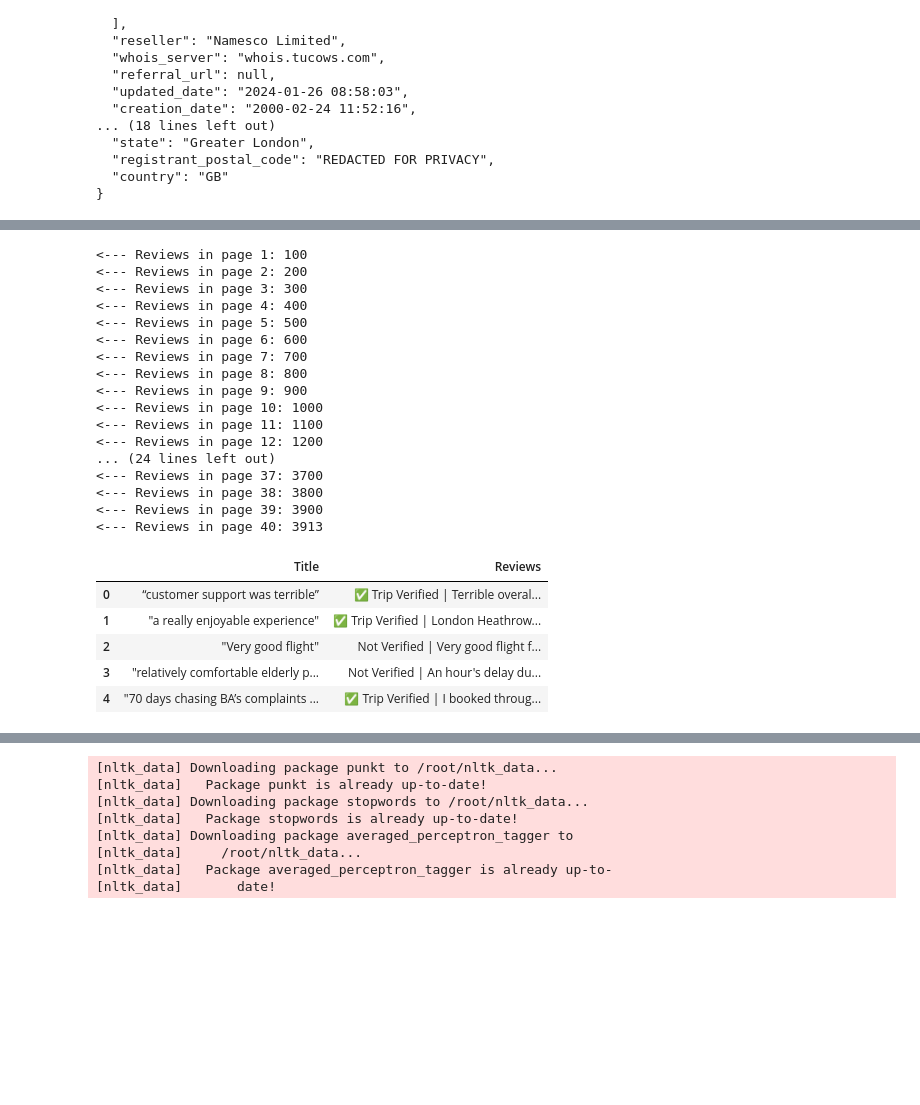
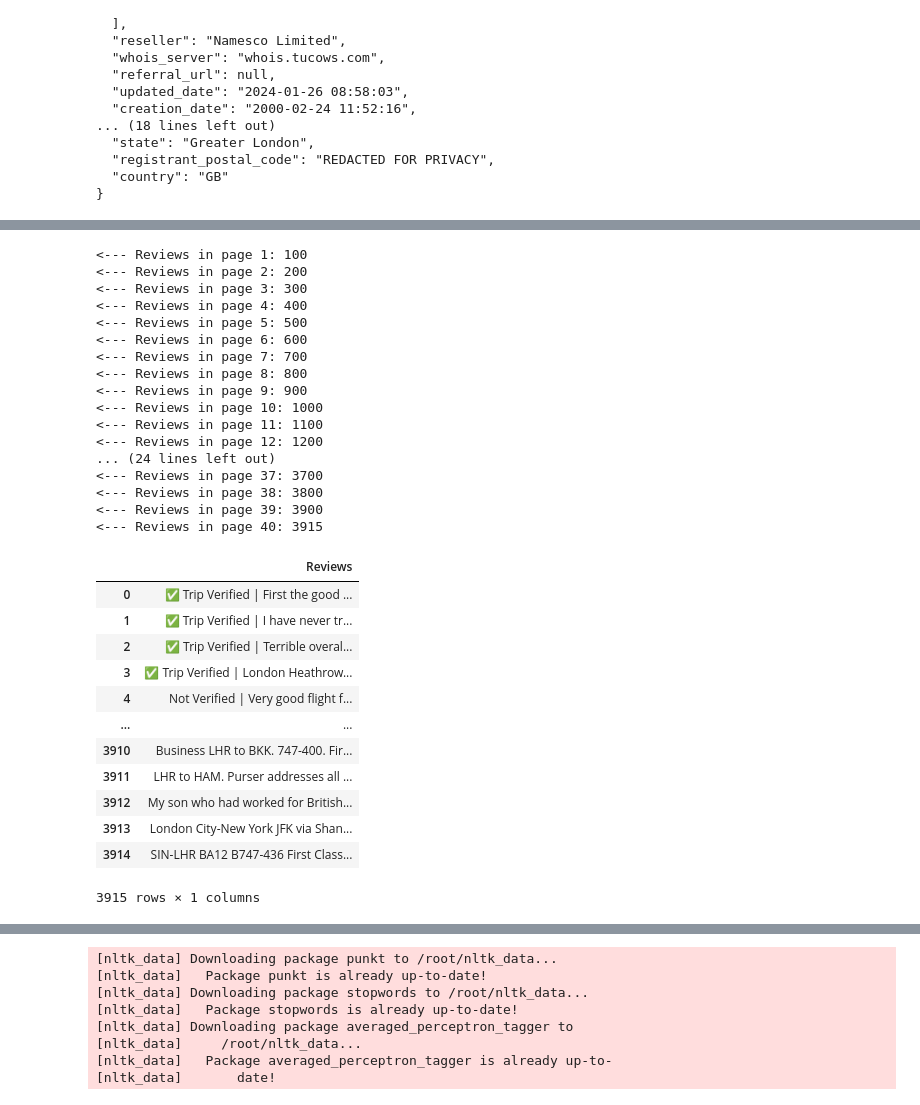
Before and after one commit to NathanaelMutua/British-Airways-Data-Science-Challenge, a Jupyter notebook: British Airways Analysis.ipynb, the cells around one changed output, grey strips where cells are left out. Cells and saved outputs as stored; diff of their text form; code cells hidden in the pictures; blank space fills up the shorter version.

```diff
--- a/British Airways Analysis.ipynb
+++ b/British Airways Analysis.ipynb
@@ -112,7 +104,6 @@ titles = []
 ratings = []
 names = []
 dates = []
-verification = []
 reviews = []
 
 # let's loop through our pages
@@ -134,12 +125,8 @@ for i in range(1, pages+1):
     for time in soup.find_all("time", itemprop="datePublished"):
         dates.append(time.get_text())
 
-    # Getting verification data from the page and adding it to the verification list.
-    for a in soup.find_all("a", href="https://www.airlinequality.com/verified-reviews/"):
-        verification.append(a.get_text())
-
     # Getting review data from the page and adding it to the list of reviews.
-    for div in soup.find_all("div", itemprop="reviewBody"):
+    for div in soup.find_all("div", itemprop="reviewBody", ):
         reviews.append(div.get_text())
 
     print(f"<--- Reviews in page {i}: {len(reviews)}")
@@ -160,20 +147,28 @@ for i in range(1, pages+1):
 <--- Reviews in page 37: 3700
 <--- Reviews in page 38: 3800
 <--- Reviews in page 39: 3900
-<--- Reviews in page 40: 3913
+<--- Reviews in page 40: 3915
 # %%
 # Let's Update our dataframe with the values we scraped from the website pages
 
 import pandas as pd
 data = pd.DataFrame()
-data["Title"] = titles
+#data["Title"] = titles
+# commented the above statement because in older reviews there are no review titles.
 data["Reviews"] = reviews
 # %%
-data.head()
+data
 # %% [output]
-|  | Title | Reviews |
-| 0 | “customer support was terrible” | ✅ Trip Verified | Terrible overal... |
-| 1 | "a really enjoyable experience" | ✅ Trip Verified | London Heathrow... |
-| 2 | "Very good flight" | Not Verified | Very good flight f... |
-| 3 | "relatively comfortable elderly p... | Not Verified | An hour's delay du... |
-| 4 | "70 days chasing BA’s complaints ... | ✅ Trip Verified | I booked throug... |
+|  | Reviews |
+| 0 | ✅ Trip Verified | First the good ... |
+| 1 | ✅ Trip Verified | I have never tr... |
+| 2 | ✅ Trip Verified | Terrible overal... |
+| 3 | ✅ Trip Verified | London Heathrow... |
+| 4 | Not Verified | Very good flight f... |
+| ... | ... |
+| 3910 | Business LHR to BKK. 747-400. Fir... |
+| 3911 | LHR to HAM. Purser addresses all ... |
+| 3912 | My son who had worked for British... |
+| 3913 | London City-New York JFK via Shan... |
+| 3914 | SIN-LHR BA12 B747-436 First Class... |
+3915 rows × 1 columns
```
Also changed, not shown: parts of 21 cells of this notebook.
